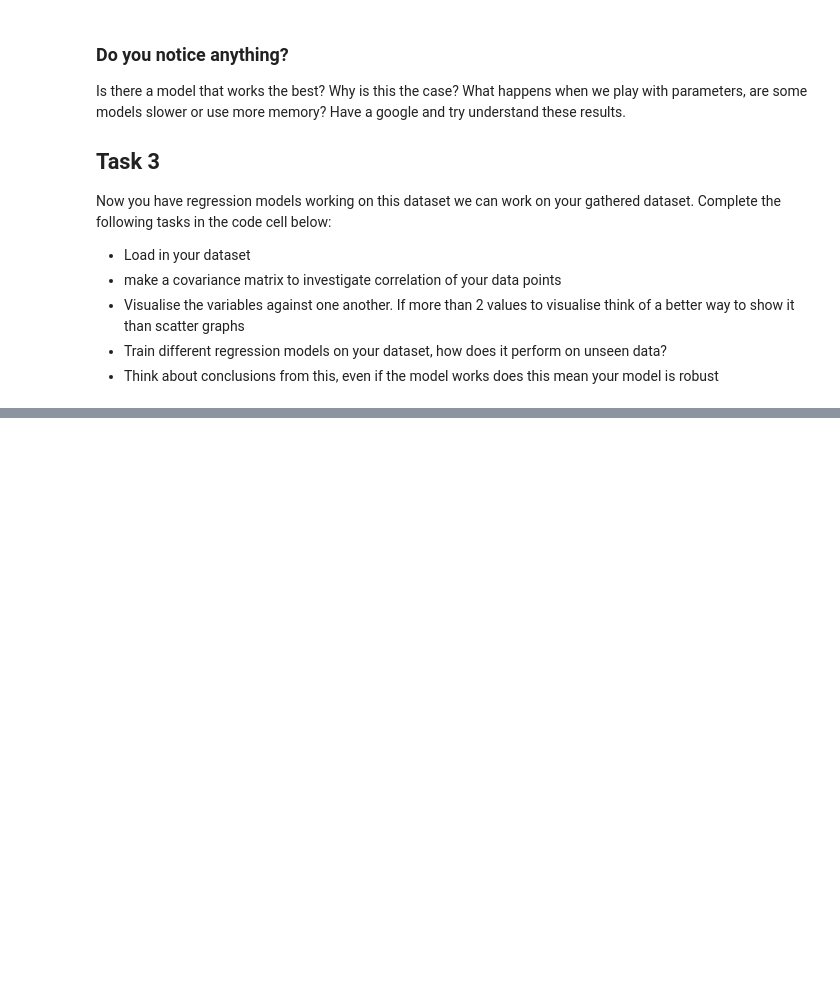
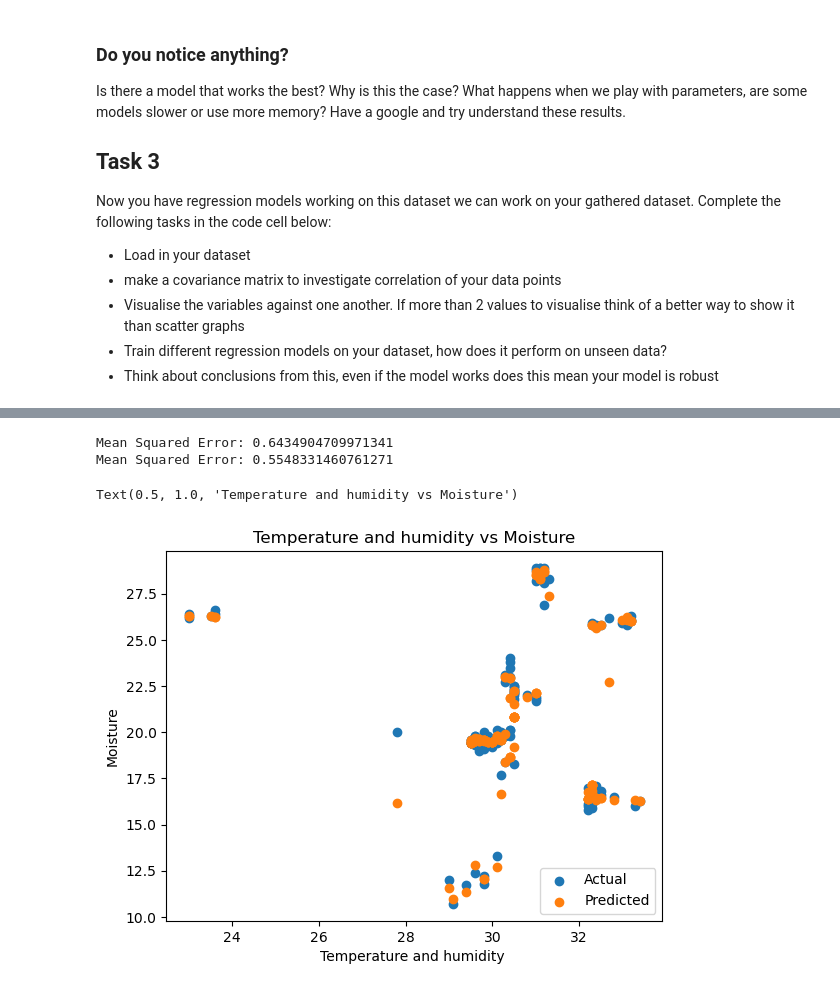
Before and after one commit to CoderEli/Datalogging-and-machine-learning-course, a Jupyter notebook: Labs/Lab 6/lab.ipynb, the cells around one changed output, grey strips where cells are left out. Cells and saved outputs as stored; diff of their text form; code cells hidden in the pictures; blank space fills up the shorter version.

```diff
--- a/Labs/Lab 6/lab.ipynb
+++ b/Labs/Lab 6/lab.ipynb
@@ -162,3 +246,10 @@ Now you have regression models working on this dataset we can work on your gathe
 - Visualise the variables against one another. If more than 2 values to visualise think of a better way to show it than scatter graphs
 - Train different regression models on your dataset, how does it perform on unseen data?
 - Think about conclusions from this, even if the model works does this mean your model is robust
+# %%
+# Load data files
+csv_files = glob.glob("moisture/*.csv")
+
+df = pd.concat([pd.read_csv(file) for file in csv_files], ignore_index=True)
+df.dropna()
+df.head()
@@ -164,0 +263,35 @@ Now you have regression models working on this dataset we can work on your gathe
+# %%
+temperature = df['temperature'].values
+humidity = df['humidity'].values
+moisture = df['moisture'].values
+
+X = np.column_stack((temperature, humidity))
+y = moisture
+
+X_train, X_test, y_train, y_test = train_test_split(X, y, test_size=0.2, random_state=42) #this splits
+
+model = RandomForestRegressor(n_estimators=100, random_state=42)
+model.fit(X_train, y_train)
+
+#work out how good the model is on the train data
+y_pred = model.predict(X_train)
+mse = mean_squared_error(y_train, y_pred)
+print("Mean Squared Error:", mse)
+
+#work out how good the model is on test data
+y_pred = model.predict(X_test)
+mse = mean_squared_error(y_test, y_pred)
+print("Mean Squared Error:", mse)
+# %% [output]
+Mean Squared Error: 0.6434904709971341
+Mean Squared Error: 0.5548331460761271
+# %%
+plt.scatter(X_test[:,0],y_test,label="Actual")
+plt.scatter(X_test[:,0],y_pred,label="Predicted")
+plt.legend(loc="lower right")
+plt.xlabel("Temperature and humidity ")
+plt.ylabel("Moisture")
+plt.title("Temperature and humidity vs Moisture")
+# %% [output]
+Text(0.5, 1.0, 'Temperature and humidity vs Moisture')
+[figure, added]
```
Also changed, not shown: parts of 11 cells of this notebook, 6 other files.
